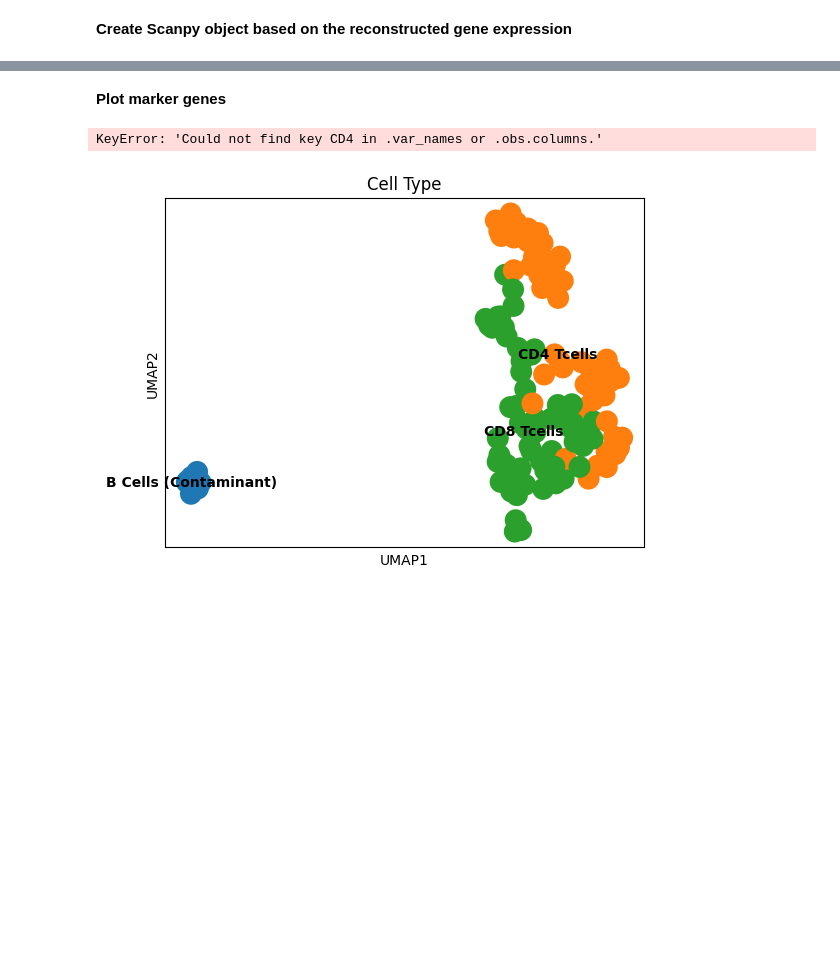
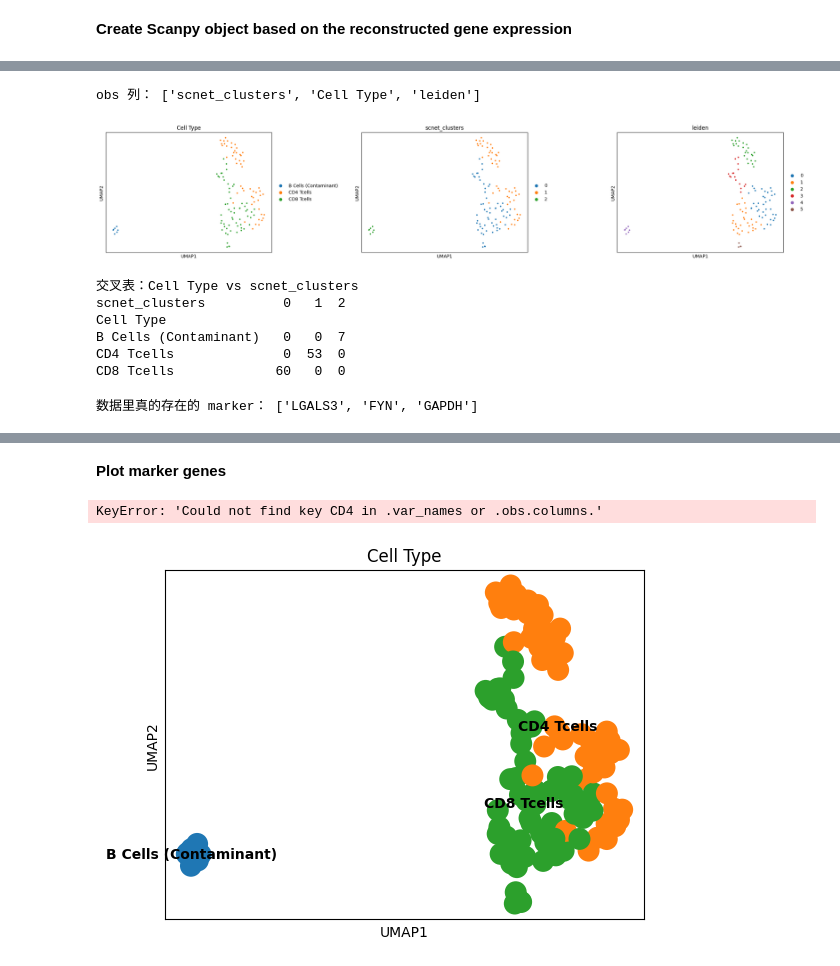
Before and after one commit to Lissiu/scNET, a Jupyter notebook: ““scNET_protein_2024.ipynb, the cells around one changed output, grey strips where cells are left out. Cells and saved outputs as stored; diff of their text form; code cells hidden in the pictures; blank space fills up the shorter version.

```diff
--- a/““scNET_protein_2024.ipynb
+++ b/““scNET_protein_2024.ipynb
@@ -686,0 +765,34 @@ recon_obj = scNET.create_reconstructed_obj(node_features, out_features, obj)
+# %%
+import scanpy as sc
+import pandas as pd
+
+print("obs 列：", recon_obj.obs.columns.tolist())
+
+# 1. 按已有的三个标签上色
+sc.pl.umap(
+    recon_obj,
+    color=["Cell Type", "scnet_clusters", "leiden"],
+    wspace=0.4,
+    size=40
+)
+
+# 2. 看一下“原始 Cell Type 和 scNET 聚类”的对应关系
+print("\n交叉表：Cell Type vs scnet_clusters")
+print(pd.crosstab(recon_obj.obs["Cell Type"], recon_obj.obs["scnet_clusters"]))
+# %% [output]
+obs 列： ['scnet_clusters', 'Cell Type', 'leiden']
+[figure, added]
+交叉表：Cell Type vs scnet_clusters
+scnet_clusters          0   1  2
+Cell Type
+B Cells (Contaminant)   0   0  7
+CD4 Tcells              0  53  0
+CD8 Tcells             60   0  0
+# %%
+markers_to_check = ["CD4", "CD8A", "CD14", "MS4A1",  # 原本想用的
+                    "LGALS3", "FYN", "GAPDH"]        # 你 var_names 里确实有的
+
+valid_markers = [m for m in markers_to_check if m in recon_obj.var_names]
+print("数据里真的存在的 marker：", valid_markers)
+# %% [output]
+数据里真的存在的 marker： ['LGALS3', 'FYN', 'GAPDH']
```
Also changed, not shown: parts of 8 cells of this notebook.
